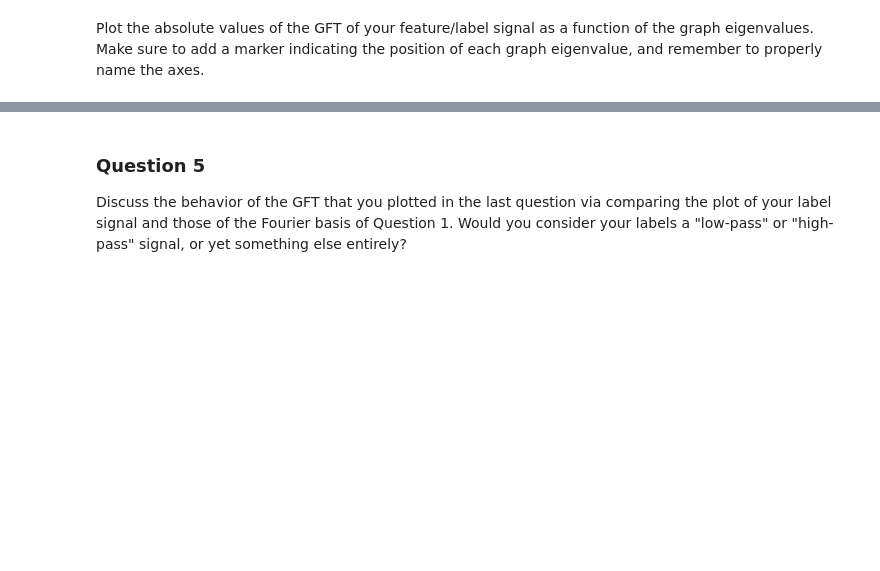
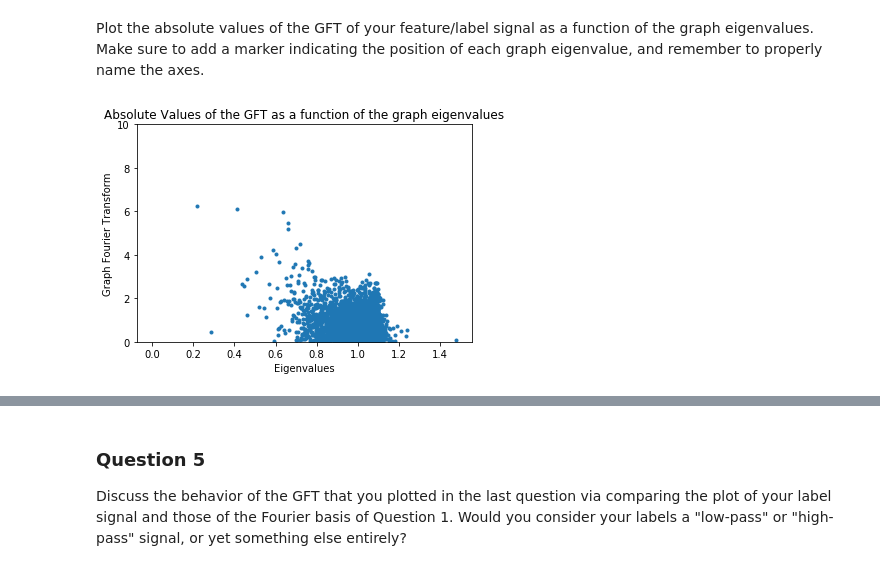
Before and after one commit to othmanbck/ntds_project_2018, a Jupyter notebook: 4_graph_signal_processing.ipynb, the cells around one changed output, grey strips where cells are left out. Saved outputs shown, nothing was run; the diff lists cells and outputs as text; code cells hidden in the pictures; blank space fills up the shorter version.

```diff
--- a/4_graph_signal_processing.ipynb
+++ b/4_graph_signal_processing.ipynb
@@ -190,12 +223,12 @@ As a **conclusion**, it becomes very clear from these graphic representations th
 Implement a function that returns the Graph Fourier Transform (GFT) of a given vector $x \in \mathbb{R}^{N},$ with respect to your graph, and a function that computes the corresponding inverse GFT (iGFT).
 # %%
 def GFT(x):
-    Graph_Fourier_Transform = np.transpose(U)*x
+    Graph_Fourier_Transform = np.matmul(np.transpose(U),x)
     return Graph_Fourier_Transform
 
 def iGFT(x): #x is the Graph Fourier Transform
-    inverse_GFT = U*x # Normally U'U = I . We don't have this
-    return inverse_GFT #Have to check this formula
+    inverse_GFT = np.matmul(U,x) # Normally U'U = I . We don't have this
+    return inverse_GFT
 # %% [markdown]
 ### Question 4
 
@@ -214,14 +258,17 @@ ax.scatter(U[:,1], U[:,2], labels['gender'], c=labels['gender'], cmap='cool')
 # %% [markdown]
 Plot the absolute values of the GFT of your feature/label signal as a function of the graph eigenvalues. Make sure to add a marker indicating the position of each graph eigenvalue, and remember to properly name the axes.
 # %%
-lbl_gft = GFT(labels['gender'].values)[0]
+lbl_gft = GFT(labels['gender'].values)
 # %%
 #One eigenvalue should only have one GFT why is it not the case?
 plt.plot(e, np.absolute(lbl_gft),'.')
 plt.title('Absolute Values of the GFT as a function of the graph eigenvalues')
 plt.ylabel('Graph Fourier Transform')
 plt.xlabel('Eigenvalues')
+plt.ylim(0,10)
 plt.show()
+# %% [output]
+[figure, added]
 # %%
 fig = plt.figure()
 ax = fig.add_subplot(111, projection='3d')
```
Also changed, not shown: parts of 15 cells of this notebook.
